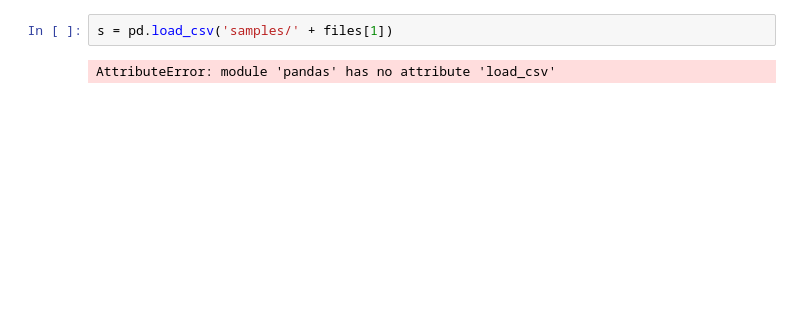
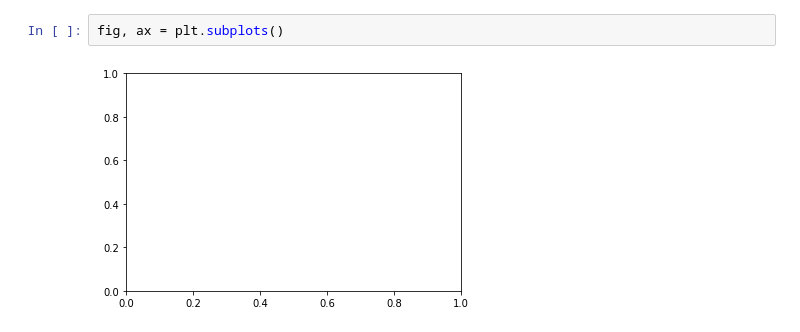
Before and after one commit to nilsmartel/bsc-ii-measure, a Jupyter notebook: render-graphs/testing.ipynb, the cells around one changed output. Drawn from its saved outputs; the diff is of its cells as text; blank space fills up the shorter version.

```diff
--- a/render-graphs/testing.ipynb
+++ b/render-graphs/testing.ipynb
@@ -11,4 +24,4 @@ files[1]
-# %%
-s = pd.load_csv('samples/' + files[1])
-# %% [output]
-AttributeError: module 'pandas' has no attribute 'load_csv'
+# %%
+fig, ax = plt.subplots()
+# %% [output]
+[figure, added]
```
Also changed, not shown: parts of 11 cells of this notebook, 5 other files.
